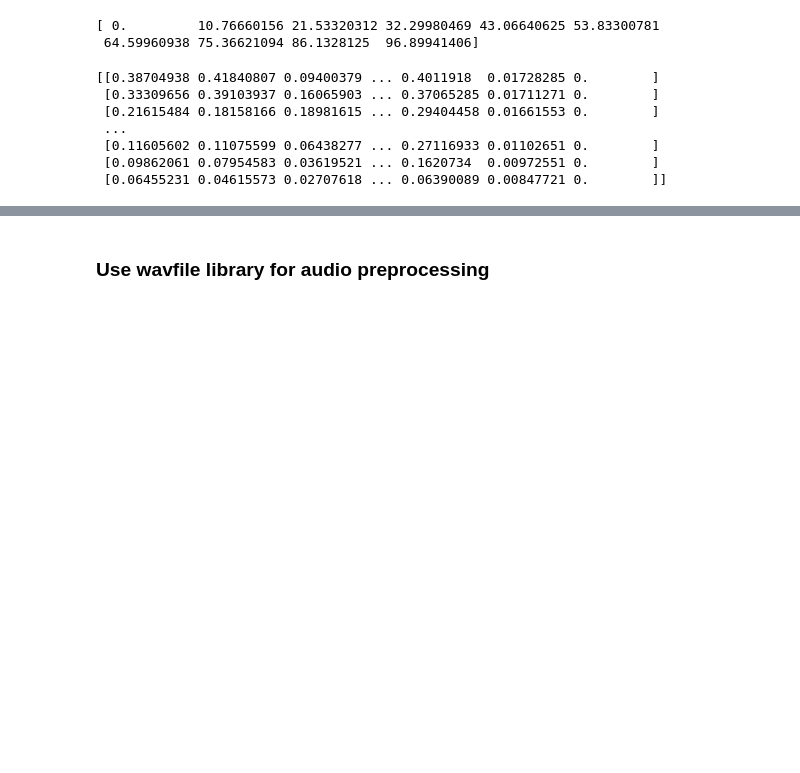
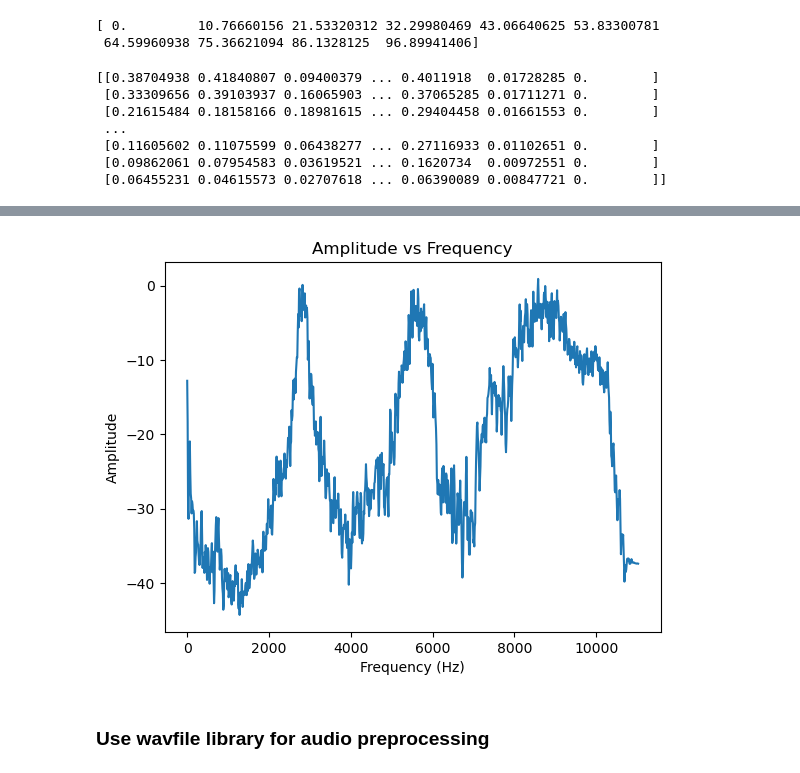
Before and after one commit to genggeng88/plasma_ml, a Jupyter notebook: FFT-audio.ipynb, the cells around one changed output, grey strips where cells are left out. Drawn from its saved outputs; the diff is of its cells as text; code cells hidden in the pictures; blank space fills up the shorter version.

```diff
--- a/FFT-audio.ipynb
+++ b/FFT-audio.ipynb
@@ -77,3 +95,12 @@ print(amplitude.shape)
+# %%
+max_amplitude = np.max(mag_spec, axis=1)
+plt.plot(frequencies, max_amplitude)
+plt.xlabel('Frequency (Hz)')
+plt.ylabel('Amplitude')
+plt.title('Amplitude vs Frequency')
+plt.show()
+# %% [output]
+[figure, added]
 # %% [markdown]
 ### Use wavfile library for audio preprocessing
 # %%
```
Also changed, not shown: parts of 3 cells of this notebook.
